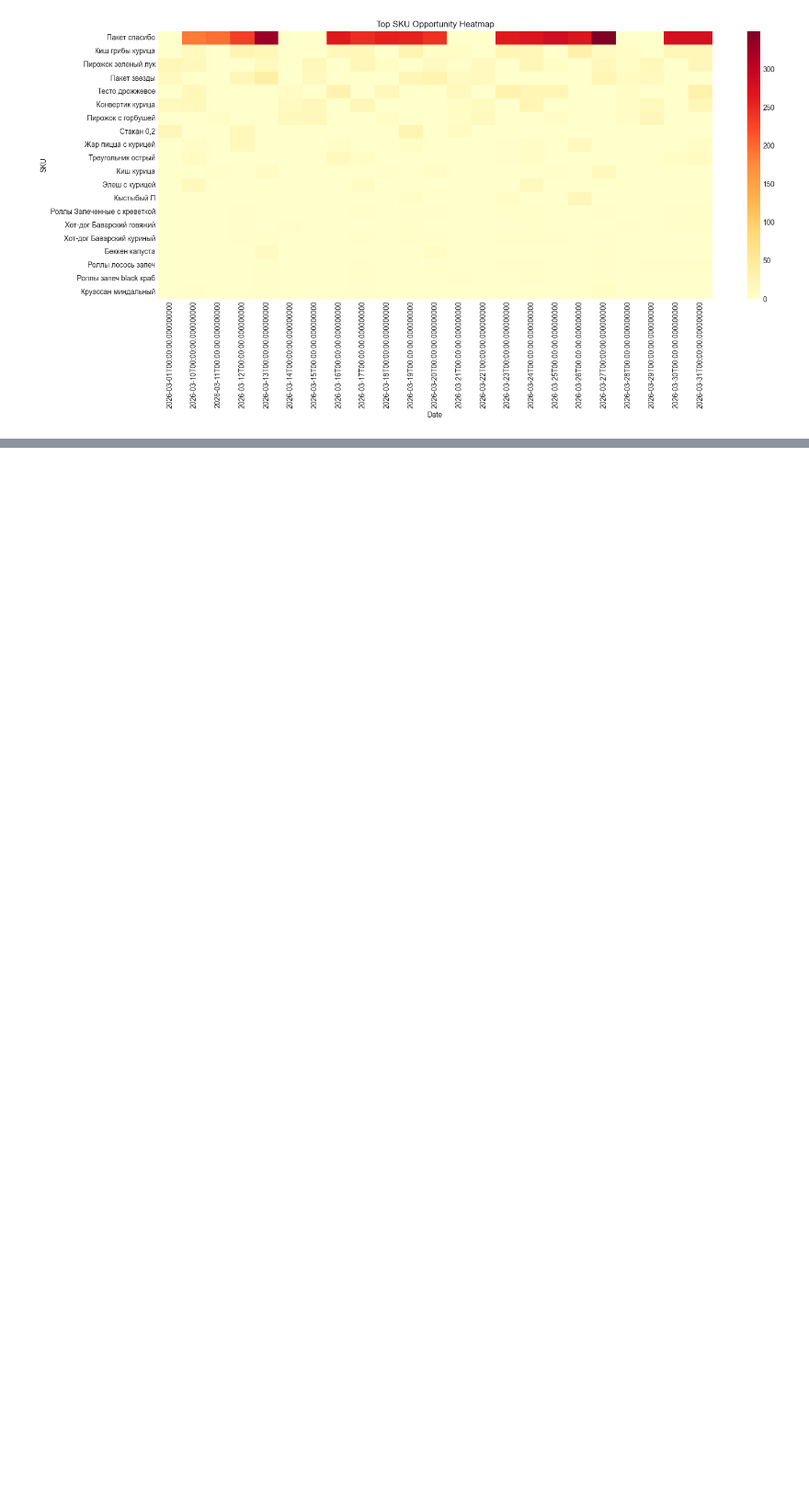
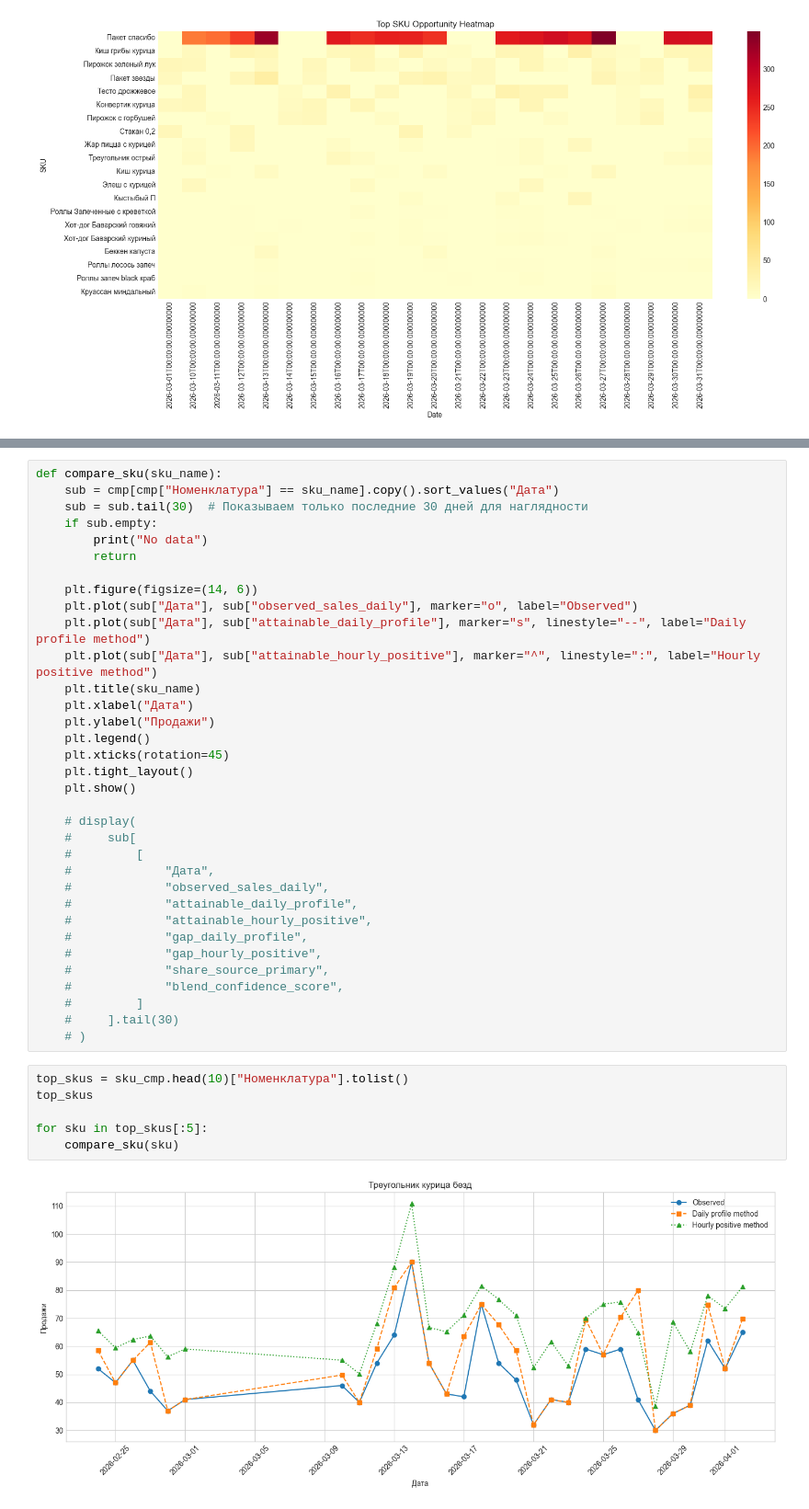
Before and after one commit to Almazziastinov/demand-forecasting-model, a Jupyter notebook: notebooks/profile_analize.ipynb, the cells around one changed output, grey strips where cells are left out. Shown at 92% size. Cells and saved outputs as stored; diff of their text form; blank space fills up the shorter version.

```diff
--- a/notebooks/profile_analize.ipynb
+++ b/notebooks/profile_analize.ipynb
@@ -350,0 +350,42 @@ plt.show()
+# %%
+def compare_sku(sku_name):
+    sub = cmp[cmp["Номенклатура"] == sku_name].copy().sort_values("Дата")
+    sub = sub.tail(30)  # Показываем только последние 30 дней для наглядности
+    if sub.empty:
+        print("No data")
+        return
+
+    plt.figure(figsize=(14, 6))
+    plt.plot(sub["Дата"], sub["observed_sales_daily"], marker="o", label="Observed")
+    plt.plot(sub["Дата"], sub["attainable_daily_profile"], marker="s", linestyle="--", label="Daily profile method")
+    plt.plot(sub["Дата"], sub["attainable_hourly_positive"], marker="^", linestyle=":", label="Hourly positive method")
+    plt.title(sku_name)
+    plt.xlabel("Дата")
+    plt.ylabel("Продажи")
+    plt.legend()
+    plt.xticks(rotation=45)
+    plt.tight_layout()
+    plt.show()
+
+    # display(
+    #     sub[
+    #         [
+    #             "Дата",
+    #             "observed_sales_daily",
+    #             "attainable_daily_profile",
+    #             "attainable_hourly_positive",
+    #             "gap_daily_profile",
+    #             "gap_hourly_positive",
+    #             "share_source_primary",
+    #             "blend_confidence_score",
+    #         ]
+    #     ].tail(30)
+    # )
+# %%
+top_skus = sku_cmp.head(10)["Номенклатура"].tolist()
+top_skus
+
+for sku in top_skus[:5]:
+    compare_sku(sku)
+# %% [output]
+[figure, added]
```
Also changed, not shown: parts of 10 cells of this notebook, 4 other files.
